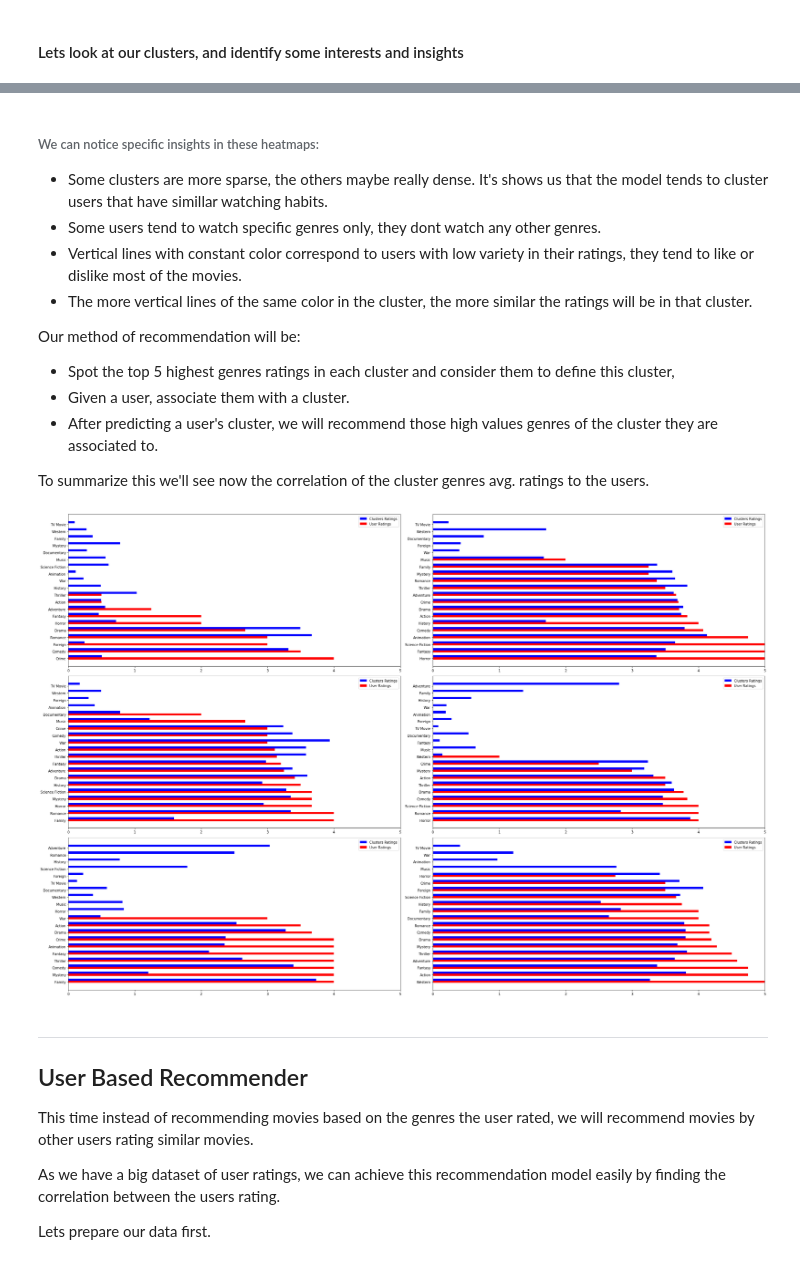
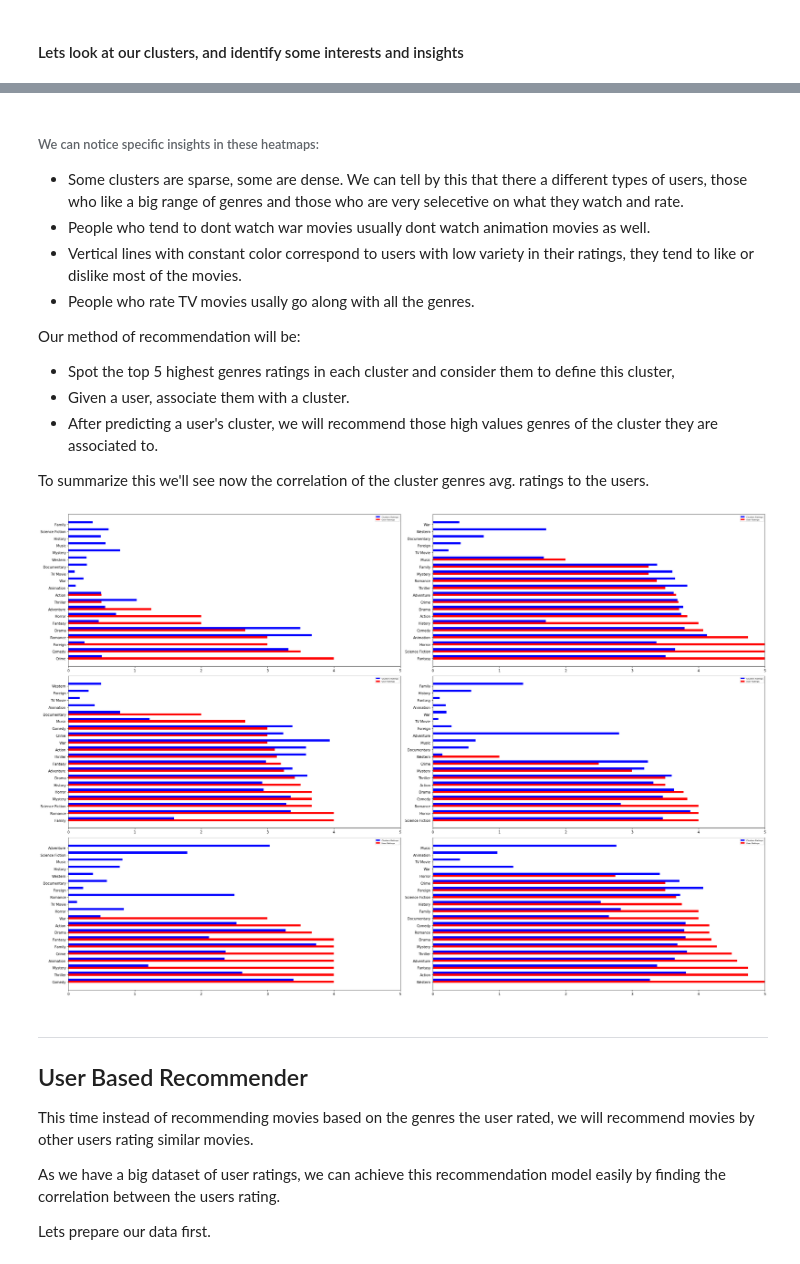
Before and after one commit to ronka/movie-recommendation-notebook, a Jupyter notebook: final_project.ipynb, the cells around one changed output, grey strips where cells are left out. Cells and saved outputs as stored; diff of their text form; code cells hidden in the pictures.

```diff
--- a/final_project.ipynb
+++ b/final_project.ipynb
@@ -57,11 +57,11 @@ In this part We managed to find interesting correlation between the users liked
 
 ## Let's look at our data
 # %%
-movies_raw_df = pd.read_csv('https://www.dropbox.com/s/d3c3qdbmrbg47oj/movies.csv?dl=1')
-rating_raw_df = pd.read_csv('https://www.dropbox.com/s/c4dq1hjz01m4oof/ratings.csv?dl=1')
+# movies_raw_df = pd.read_csv('https://www.dropbox.com/s/d3c3qdbmrbg47oj/movies.csv?dl=1')
+# rating_raw_df = pd.read_csv('https://www.dropbox.com/s/c4dq1hjz01m4oof/ratings.csv?dl=1')
 
-# movies_raw_df = pd.read_csv('movies.csv')
-# ratings_raw_df = pd.read_csv('ratings.csv')
+movies_raw_df = pd.read_csv('movies.csv')
+ratings_raw_df = pd.read_csv('ratings.csv')
 # %% [markdown]
 #### MovieLens's Movies Dataset Features:
 
@@ -700,18 +682,18 @@ plt.show()
 # %% [markdown]
 ###### We can notice specific insights in these heatmaps:
 
-* Some clusters are more sparse, the others maybe really dense. It's  shows us that the model tends to cluster users that have simillar watching habits.
-* Some users tend to watch specific genres only, they dont watch any other genres.
+* Some clusters are sparse, some are dense. We can tell by this that there a different types of users, those who like a big range of genres and those who are very selecetive on what they watch and rate.
+* People who tend to dont watch war movies usually dont watch animation movies as well.
 * Vertical lines with constant color correspond to users with low variety in their ratings, they tend to like or dislike most of the movies.
-* The more vertical lines of the same color in the cluster, the more similar the ratings will be in that cluster.
+* People who rate TV movies usally go along with all the genres.
 
 
 Our method of recommendation will be:
+
 - Spot the top 5 highest genres ratings in each cluster and consider them to define this cluster,
 - Given a user, associate them with a cluster.
 - After predicting a user's cluster, we will recommend those high values genres of the cluster they are associated to.
 
-
 To summarize this we'll see now the correlation of the cluster genres avg. ratings to the users.
 # %%
 # lets get a user out of the  "test" users so we could predict its cluster and analyze its watching habits.
@@ -726,35 +708,35 @@ test_df = full_genres_df[~(full_genres_df['user'].isin(sampled_rated_list))][:6]
 test_df = test_df.set_index('user')
 
 # predict its cluster and analyse this clusters genres ratings
 test_predictions = model.predict(test_df)
 
 fig, axes =  plt.subplots(figsize=(30,20))
 
 for i in range(6):
     ax = plt.subplot(3,2,i+1)
     users_ratings = test_df.iloc[i].sort_values(ascending=False)
     users_ratings = pd.DataFrame({'genres':users_ratings.index,'user_ratings':users_ratings.values})
     cluster_related_user = clustered[clustered['group']==test_predictions[i]].drop(columns=['group'],axis=1)
     cluster_related_user = cluster_related_user.mean()
     cluster_related_user = pd.DataFrame({'genres':cluster_related_user.index,'clusters_ratings':cluster_related_user.values})
     merged = users_ratings.merge(cluster_related_user,on='genres')
     merged.set_index('genres',inplace=True)
 
     # merged.plot.barh(rot=0,xlim=(0,5))
     x = np.arange(len(merged.index))
 
     ax.barh(x+0.3 ,merged['clusters_ratings'], height=0.3, color='b', align='center',label = 'Clusters Ratings')
     ax.barh(x ,merged['user_ratings'], height=0.3, color='r', align='center',label = 'User Ratings')
 
     ax.set_yticks(x)
     ax.set_yticklabels(merged.index)
     ax.set_xlim(0,5)
-    ax.legend()
+    ax.legend(prop={'size': 6})
 
 plt.tight_layout()
 plt.show()
 # %% [output]
-[figure, old version]
+[figure, new version]
 # %% [markdown]
 ------
 
```
Also changed, not shown: parts of 12 cells of this notebook.
